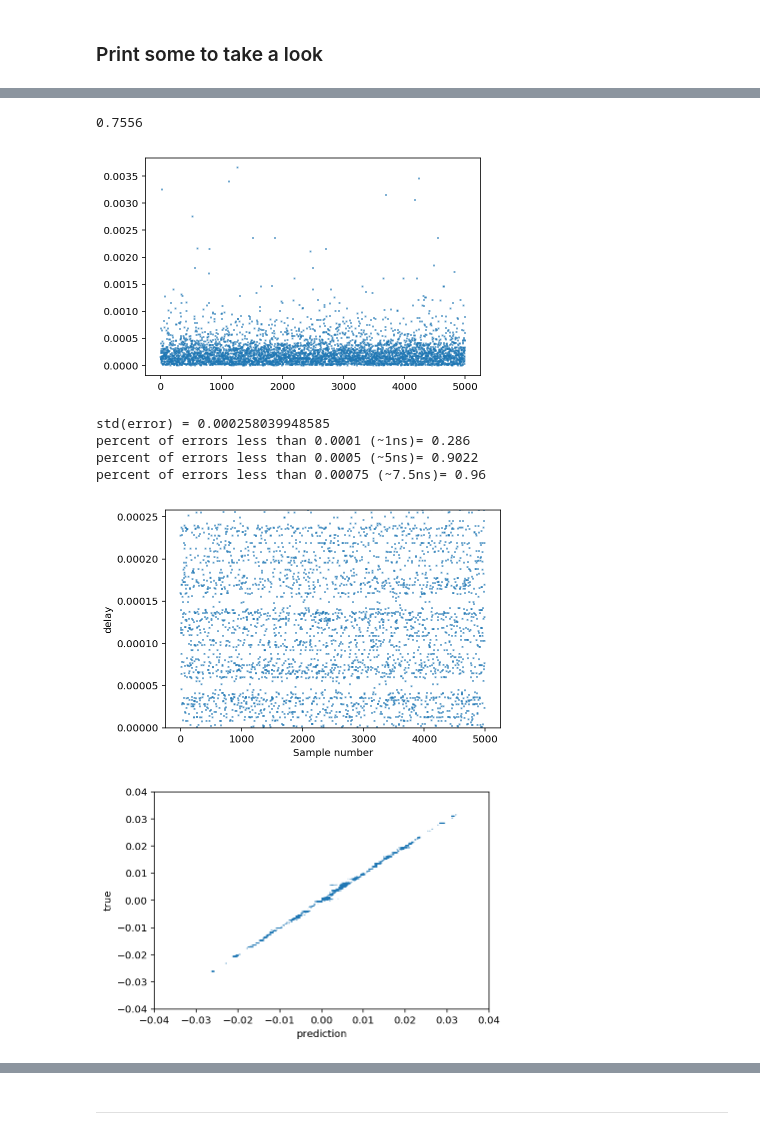
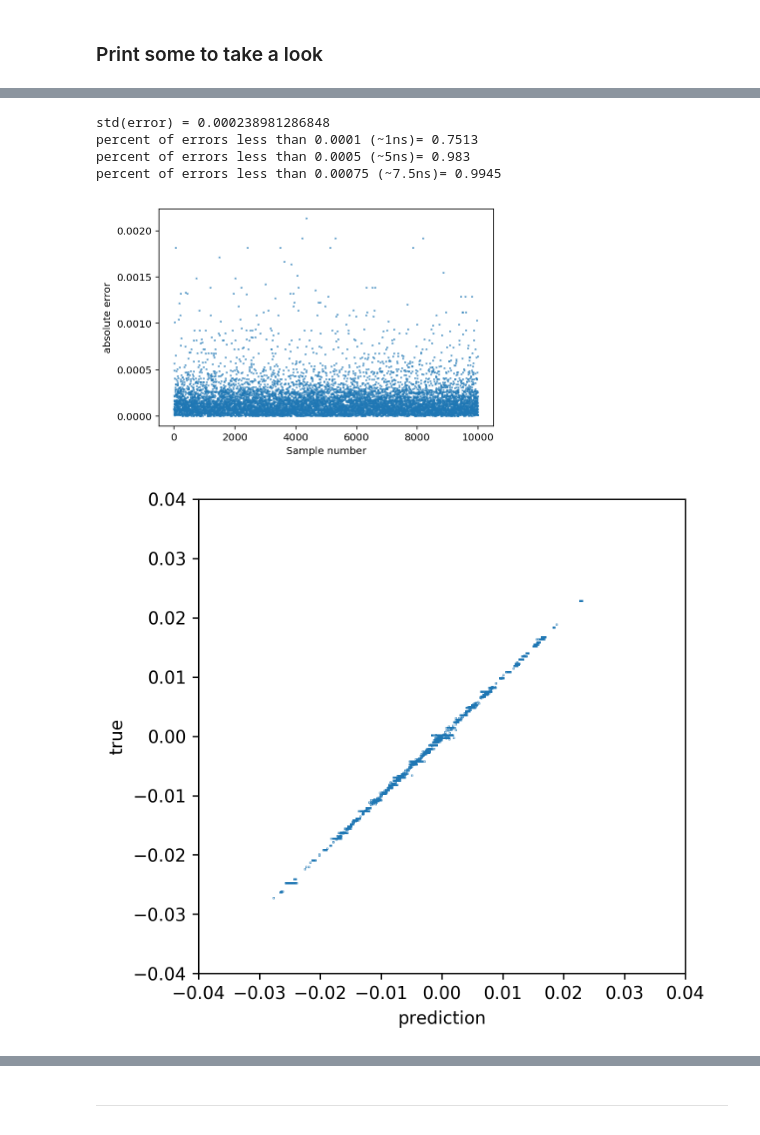
Before and after one commit to andrewasheridan/hera_sandbox, a Jupyter notebook: aas/experiments/Classification_Evaluator.ipynb, the cells around one changed output, grey strips where cells are left out. Drawn from its saved outputs; the diff is of its cells as text; code cells hidden in the pictures.

```diff
--- a/aas/experiments/Classification_Evaluator.ipynb
+++ b/aas/experiments/Classification_Evaluator.ipynb
@@ -102,2 +87,0 @@ for i in range(num_V_ratios):
-# %%
-classes = np.arange(0,0.04 + 0.0001, 0.0001)
@@ -169,46 +157,56 @@ creating network graph .... ...... doneINFO:tensorflow:Restoring parameters from
 # %%
 top_num = 3
 evaluations = []
-# predicted_label_top_picks =  []
 
+# check each magnitude prediction individually
 for i, a in enumerate(np.array(predicted_labels).reshape(-1,401)):
 
+    # index of the highest 3 probabilities
     ind = np.argpartition(a, -top_num)[-top_num:]
 
+    # for each probability get the associated class
     picks = []
     percs = []
     for j in ind:
 
-        picks.append(classes[j])#np.round(classes[j],5))
+        picks.append(classes[j])
         percs.append(np.round(a[j],5))
 
+    # get the highest probability
     idx = np.argsort(percs)
+
+    # get the corresponding positive-negative prediction
     sPerc = predicted_labels_pos_neg[0][i]
+
+    # assing positive or negative label
     s = {"pos" : np.round(np.max(sPerc),4)} if np.argmax(sPerc) == 0 else {"neg" : np.round(np.max(sPerc),4)}
 
-#     predicted_label_top_picks.append((np.round(evaluation_targets[i],6), np.array(picks)[idx][::-1], np.array(percs)[idx][::-1], s))
 
+    # create evaluation dictionary
     evaluation = {}
-    evaluation['_true'] = targets[i]#np.round(evaluation_targets[i],6)
+
+    # the actual value
+    evaluation['_true'] = targets[i]
+
+    # the top 3 guessed values
     evaluation['top_3'] = [x for x in np.array(picks)[idx][::-1]]
+
+    # the top 3 guessed values probabilities
     evaluation['top_3_probs'] = [x for x in np.array(percs)[idx][::-1]]
+
+    # the sign
     evaluation['sign'] = s
-#     evaluation['_guess'] = evaluation['top_3'][0] if s.keys()[0] == 'pos' else -1*evaluation['top_3'][0]
-#     if np.random.uniform() < 0.90:
-#         fake_sign = np.sign(evaluation['_true'])
-#     else:
-#         fake_sign = -np.sign(evaluation['_true'])
-    fake_sign = np.sign(evaluation['_true'])
-    evaluation['_guess'] = evaluation['top_3'][0] *fake_sign
-    evaluation['error'] = np.abs(evaluation['_true'] - evaluation['_guess'])
-    evaluation['sign_error'] = True if evaluation['_true'] > 0 and s.keys()[0] == 'pos' else False
+    evaluation['_guess'] = evaluation['top_3'][0] if s.keys()[0] == 'pos' else -1*evaluation['top_3'][0]
+    evaluation['error'] = evaluation['_true'] - evaluation['_guess']
+
+    evaluation['absolute_error'] = np.abs(evaluation['_true'] - evaluation['_guess'])
     evaluations.append(evaluation)
 # %% [markdown]
 ### Print some to take a look
 # %%
 from pprint import pprint as pPrint
 # %%
-for x in evaluations[0:5]:
+for x in evaluations[0:10]:
     pPrint(x)
     print('\n')
 # %% [output]
@@ -235,42 +233,30 @@ sign_errors = [x['sign_error'] for x in evaluations]
 best_guesses = [x['_guess'] for x in evaluations]
 combined_prob = [x['top_3_probs'][0]*x['sign'].values()[0] for x in evaluations]
-# %%
-print(1 - np.mean(sign_errors))
-# %% [output]
-0.7556
 # %%
-plt.plot(errors,
+plt.plot(abs_errors,
          ls = 'none',
          marker = 's', markersize = 1, alpha = 0.5)
-plt.show()
+
 print('std(error) = {}'.format(np.std(errors)))
 print('percent of errors less than 0.0001 (~1ns)= {}'.format(np.mean(np.asarray(errors) < 0.0001)))
 print('percent of errors less than 0.0005 (~5ns)= {}'.format(np.mean(np.asarray(errors) < 0.0005)))
 print('percent of errors less than 0.00075 (~7.5ns)= {}'.format(np.mean(np.asarray(errors) < 0.00075)))
 
-
 plt.xlabel('Sample number')
-plt.ylabel('delay')
-plt.plot(errors,
-         ls = 'none',
-         marker = 's', markersize = 1, alpha = 0.5)
-plt.ylim(0, np.std(errors))
-plt.xlabel('Sample number')
-plt.ylabel('delay')
+plt.ylabel('absolute error')
 plt.show()
 # %% [output]
+std(error) = 0.000238981286848
+percent of errors less than 0.0001 (~1ns)= 0.7513
+percent of errors less than 0.0005 (~5ns)= 0.983
+percent of errors less than 0.00075 (~7.5ns)= 0.9945
-[figure, old version]
+[figure, new version]
-std(error) = 0.000258039948585
-percent of errors less than 0.0001 (~1ns)= 0.286
-percent of errors less than 0.0005 (~5ns)= 0.9022
-percent of errors less than 0.00075 (~7.5ns)= 0.96
-[figure, removed]
 # %%
-# fig, ax = plt.subplots(figsize = (8,5), dpi = 144)
+fig, ax = plt.subplots(figsize = (5,5), dpi = 144)
 plt.plot(best_guesses, targets, ls = 'none', marker = 's', markersize = .1, alpha = 1);
 plt.xlim(-0.040, 0.040)
 plt.ylim(-0.040, 0.040)
 plt.xlabel('prediction')
 plt.ylabel('true');
 # %% [output]
-[figure, old version]
+[figure, new version]
```
Also changed, not shown: parts of 36 cells of this notebook.
